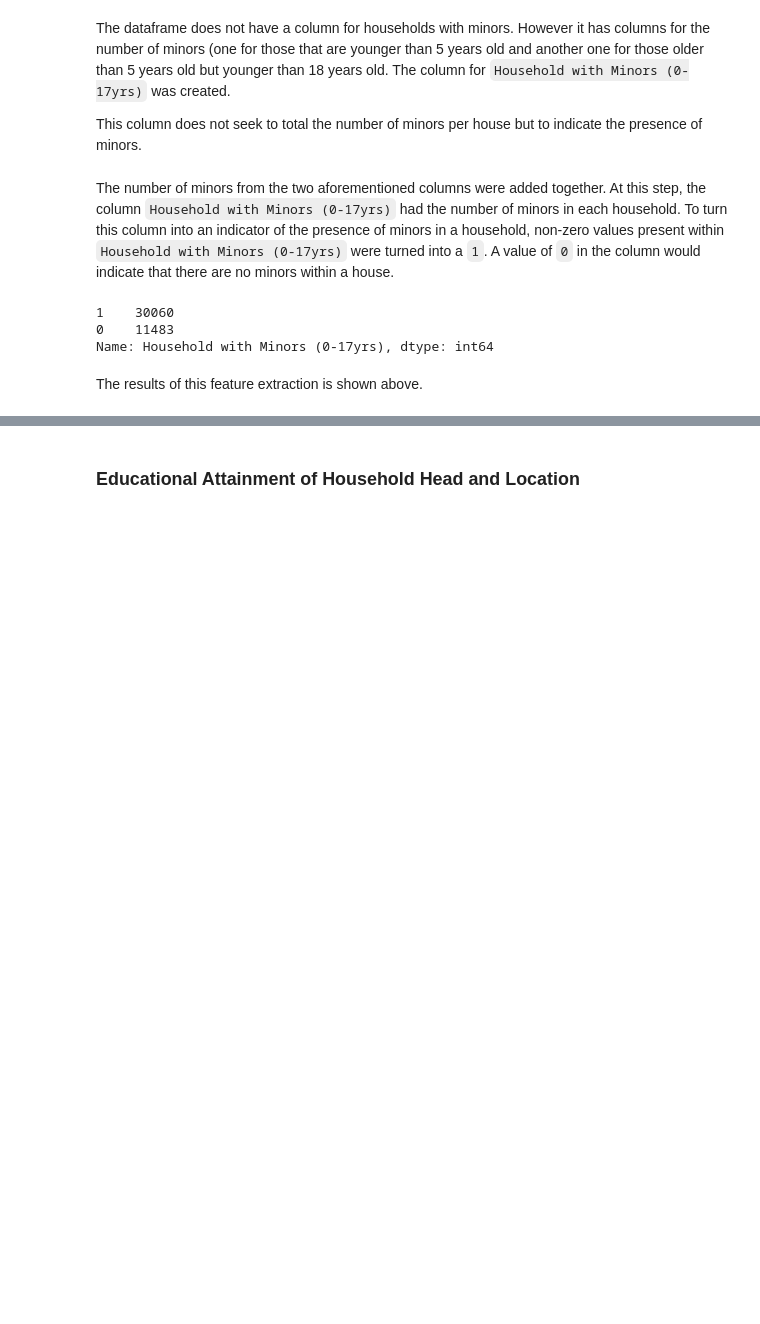
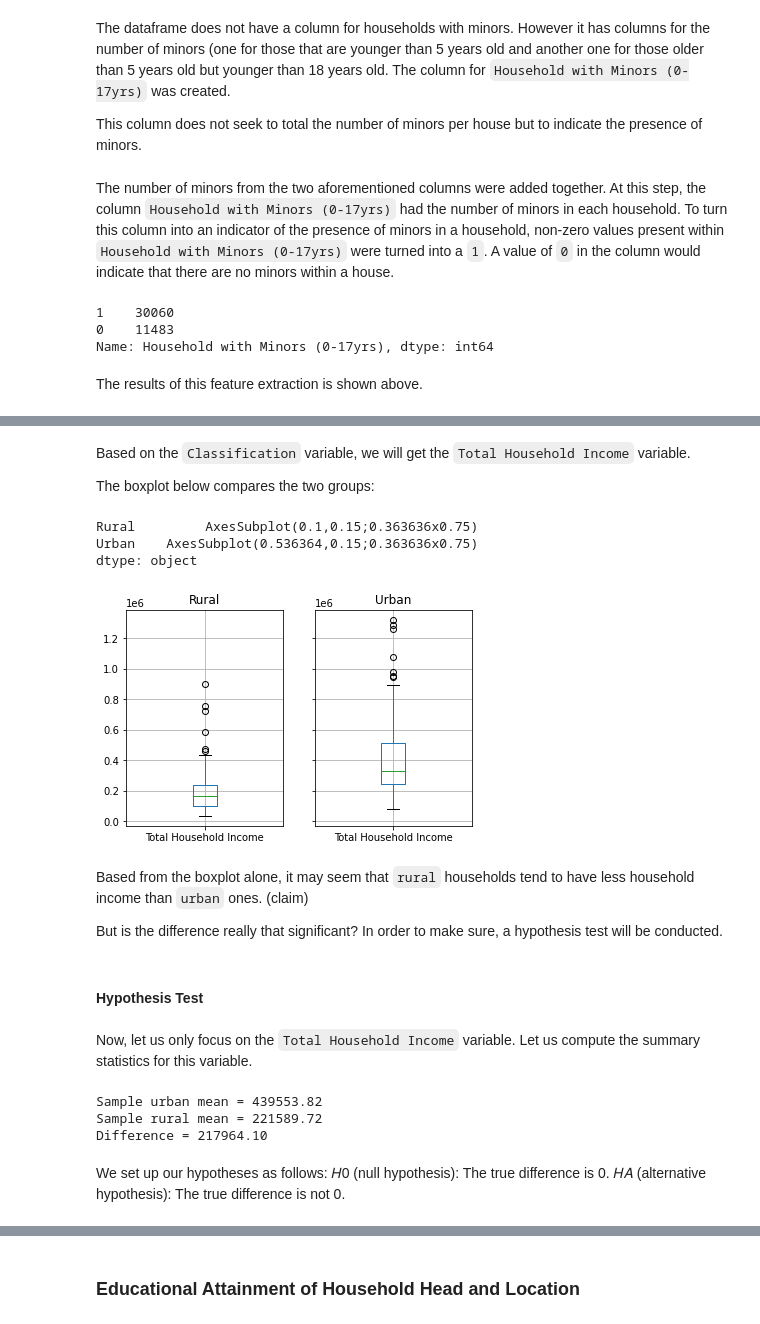
Before and after one commit to azrielortega/DATA100-Final-Project, a Jupyter notebook: Final Project.ipynb, the cells around one changed output, grey strips where cells are left out. Cells and saved outputs as stored; diff of their text form; code cells hidden in the pictures; blank space fills up the shorter version.

```diff
--- a/Final Project.ipynb
+++ b/Final Project.ipynb
@@ -966,2 +964,0 @@ There seems to be a misrepresentation in `Agricultural Household indicator` vari
-# %%
-income_df['Agricultural Household indicator'] = income_df['Agricultural Household indicator'].replace(to_replace = 2, value = 1)
@@ -1334,0 +1223,8 @@ Based on the results, the relationship i
+# %%
+n = 50 # sample size
+income_urban_sample = income_df[income_df['Region'] == "NCR"].sample(n, random_state = 1)
+income_rural_sample = income_df[income_df['Region'] != "NCR"].sample(n, random_state = 1)
+
+frames = [income_urban_sample, income_rural_sample]
+income_sample_df = pd.concat(frames)
+income_sample_df
@@ -1334,0 +1247,3 @@ Based on the results, the relationship i
+# %%
+income_sample_df["Classification"] = np.where(income_sample_df["Region"] == "NCR", "Urban", "Rural")
+income_sample_df
@@ -1334,0 +1264,39 @@ Based on the results, the relationship i
+# %% [markdown]
+Based on the `Classification` variable, we will get the `Total Household Income` variable.
+
+The boxplot below compares the two groups:
+# %%
+income_sample_df.groupby(["Classification"]).boxplot(column = "Total Household Income")
+# %% [output]
+Rural         AxesSubplot(0.1,0.15;0.363636x0.75)
+Urban    AxesSubplot(0.536364,0.15;0.363636x0.75)
+dtype: object
+[figure, added]
+# %% [markdown]
+Based from the boxplot alone, it may seem that `rural` households tend to have less household income than `urban` ones. (claim)
+
+But is the difference really that significant?
+In order to make sure, a hypothesis test will be conducted.
+# %% [markdown]
+#### Hypothesis Test
+# %% [markdown]
+Now, let us only focus on the `Total Household Income` variable. Let us compute the summary statistics for
+this variable.
+# %%
+agg = income_sample_df.groupby("Classification").agg({"Total Household Income": ["mean", "std"]})
+sample_urban_mean = agg.loc["Urban"].loc["Total Household Income"].loc["mean"]
+sample_rural_mean = agg.loc["Rural"].loc["Total Household Income"].loc["mean"]
+
+print('Sample urban mean = {:.2f}'.format(sample_urban_mean))
+print('Sample rural mean = {:.2f}'.format(sample_rural_mean))
+
+diff = abs(sample_urban_mean - sample_rural_mean)
+print('Difference = {:.2f}'.format(diff))
+# %% [output]
+Sample urban mean = 439553.82
+Sample rural mean = 221589.72
+Difference = 217964.10
+# %% [markdown]
+We set up our hypotheses as follows:
+𝐻0  (null hypothesis): The true difference is 0.
+𝐻𝐴  (alternative hypothesis): The true difference is not 0.
```
Also changed, not shown: parts of 90 cells of this notebook.
